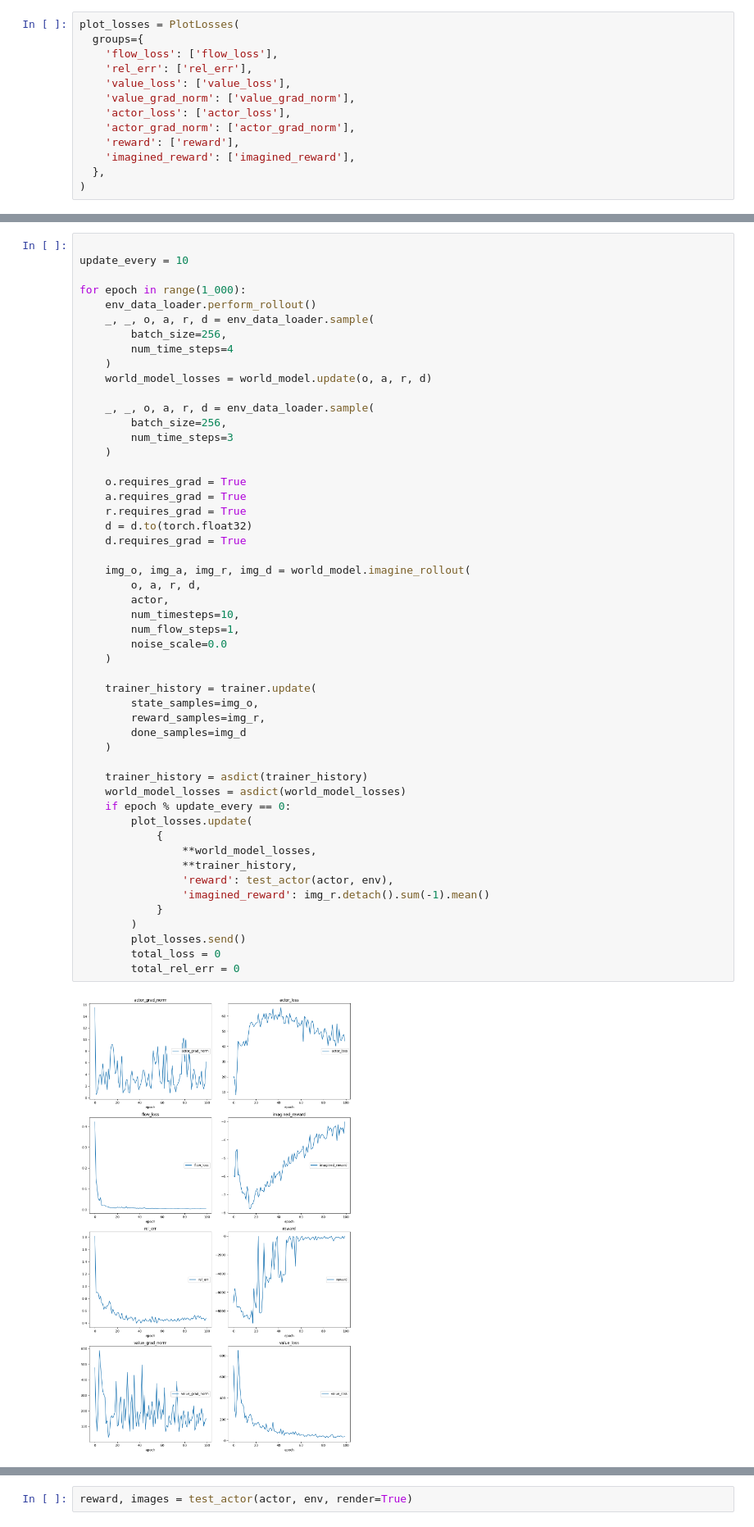
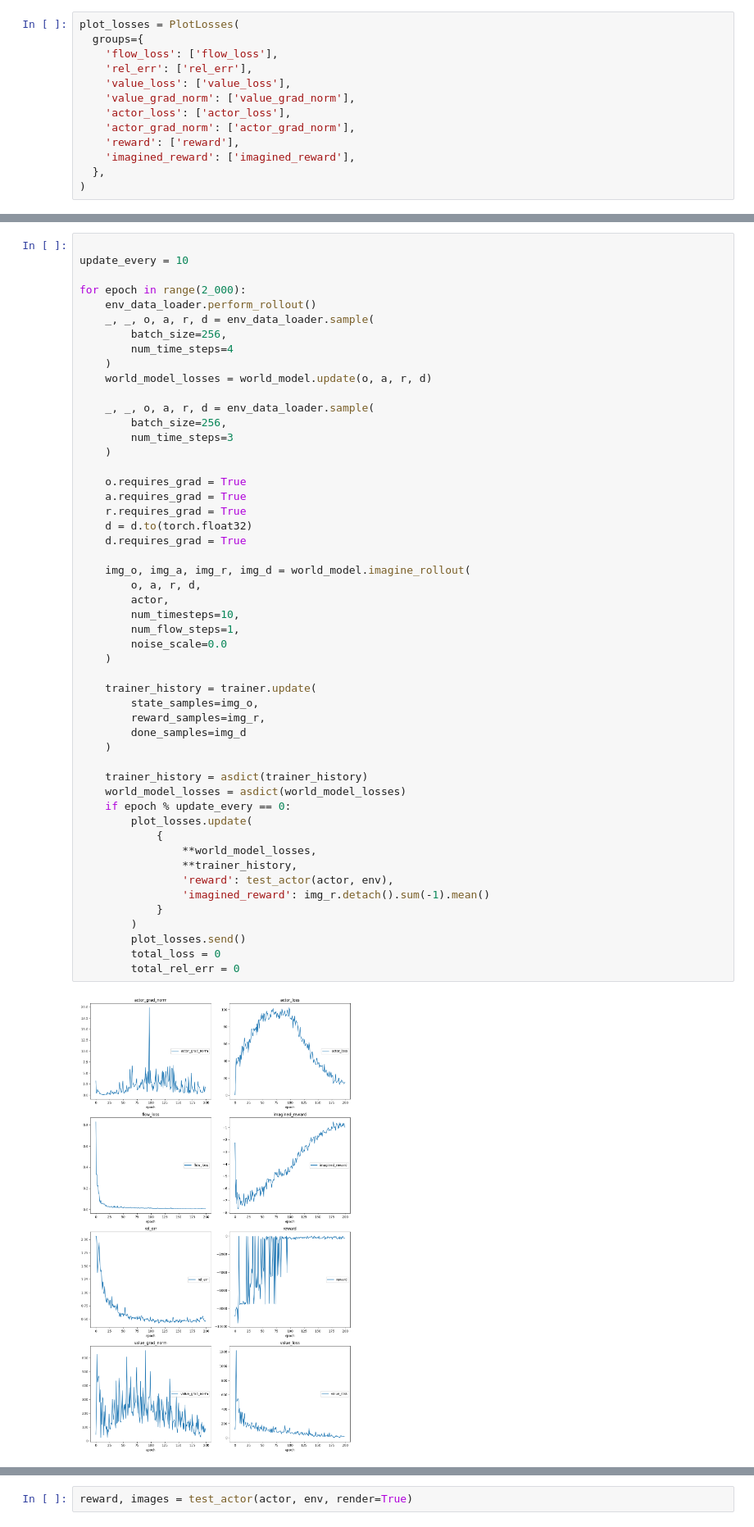
Before and after one commit to mauicv/world-model-rl, a Jupyter notebook: src/reflect/components/flow_world_model/examples/world-model-val-grad-pendulum.ipynb, the cells around one changed output, grey strips where cells are left out. Shown at 82% size. Cells and saved outputs as stored; diff of their text form.

```diff
--- a/src/reflect/components/flow_world_model/examples/world-model-val-grad-pendulum.ipynb
+++ b/src/reflect/components/flow_world_model/examples/world-model-val-grad-pendulum.ipynb
@@ -139,7 +139,7 @@ tensor(-5374.7905)
 
 update_every = 10
 
-for epoch in range(1_000):
+for epoch in range(2_000):
     env_data_loader.perform_rollout()
     _, _, o, a, r, d = env_data_loader.sample(
         batch_size=256,
@@ -160,32 +160,32 @@ for epoch in range(1_000):
 
     img_o, img_a, img_r, img_d = world_model.imagine_rollout(
         o, a, r, d,
         actor,
         num_timesteps=10,
         num_flow_steps=1,
         noise_scale=0.0
     )
 
     trainer_history = trainer.update(
         state_samples=img_o,
         reward_samples=img_r,
         done_samples=img_d
     )
 
     trainer_history = asdict(trainer_history)
     world_model_losses = asdict(world_model_losses)
     if epoch % update_every == 0:
         plot_losses.update(
             {
                 **world_model_losses,
                 **trainer_history,
                 'reward': test_actor(actor, env),
                 'imagined_reward': img_r.detach().sum(-1).mean()
             }
         )
         plot_losses.send()
         total_loss = 0
         total_rel_err = 0
 # %% [output]
-[figure, old version]
+[figure, new version]
 actor_grad_norm
```
Also changed, not shown: parts of 5 cells of this notebook, 2 other files.
